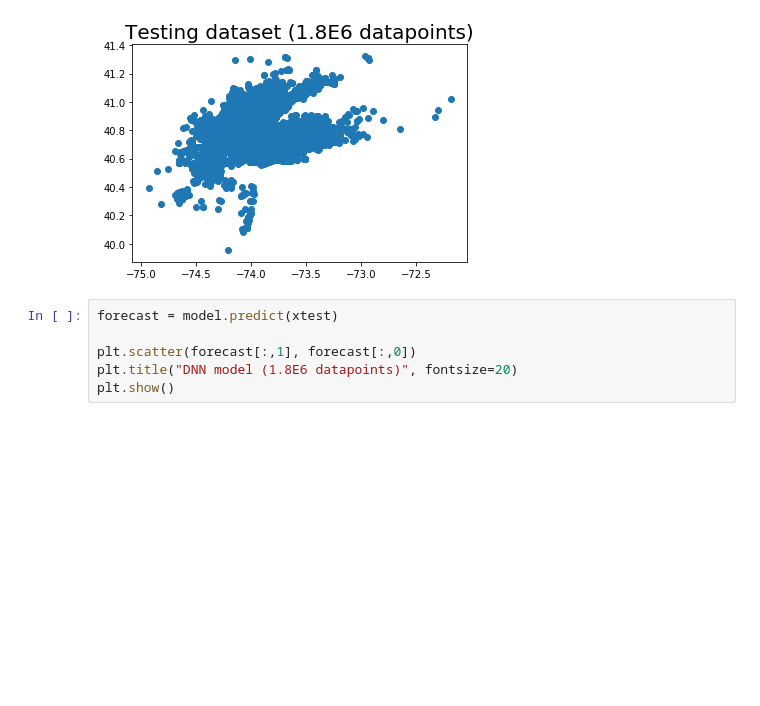
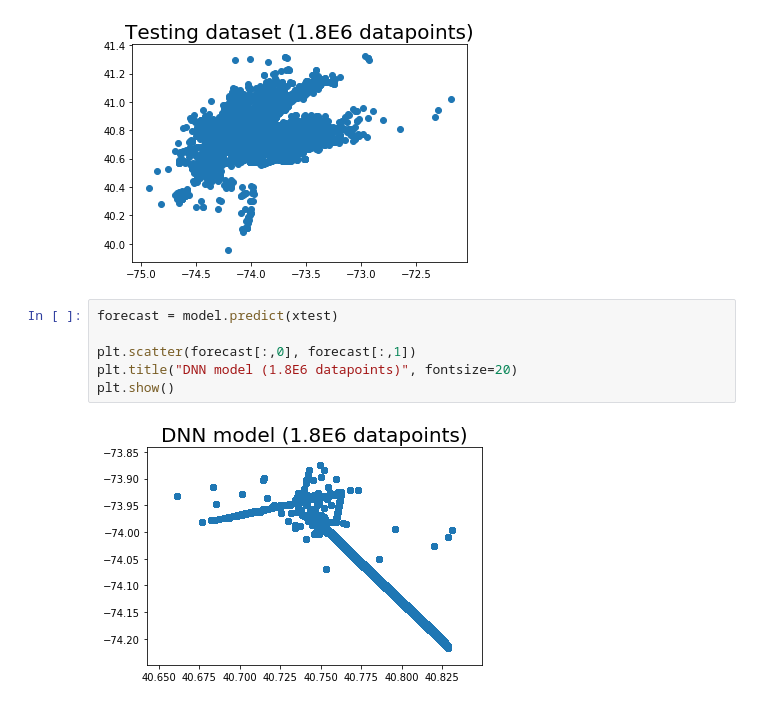
Before and after one commit to alexjwang/RideCast, a Jupyter notebook: DNN.ipynb, the cells around one changed output. Cells and saved outputs as stored; diff of their text form; blank space fills up the shorter version.

```diff
--- a/DNN.ipynb
+++ b/DNN.ipynb
@@ -103,6 +103,8 @@ plt.show()
 # %%
 forecast = model.predict(xtest)
 
-plt.scatter(forecast[:,1], forecast[:,0])
+plt.scatter(forecast[:,0], forecast[:,1])
 plt.title("DNN model (1.8E6 datapoints)", fontsize=20)
 plt.show()
+# %% [output]
+[figure, added]
```
Also changed, not shown: 1 other file.
